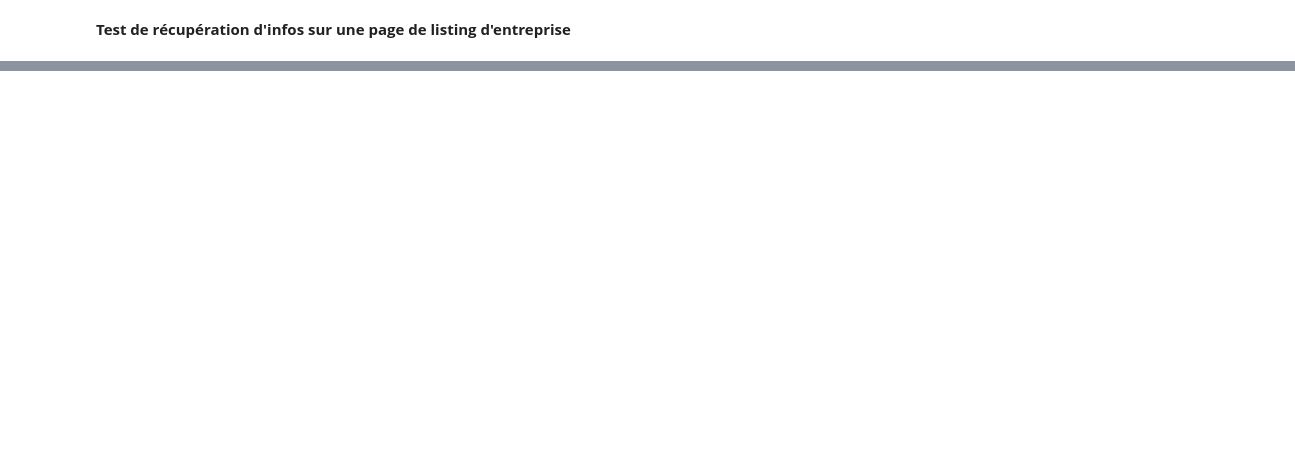
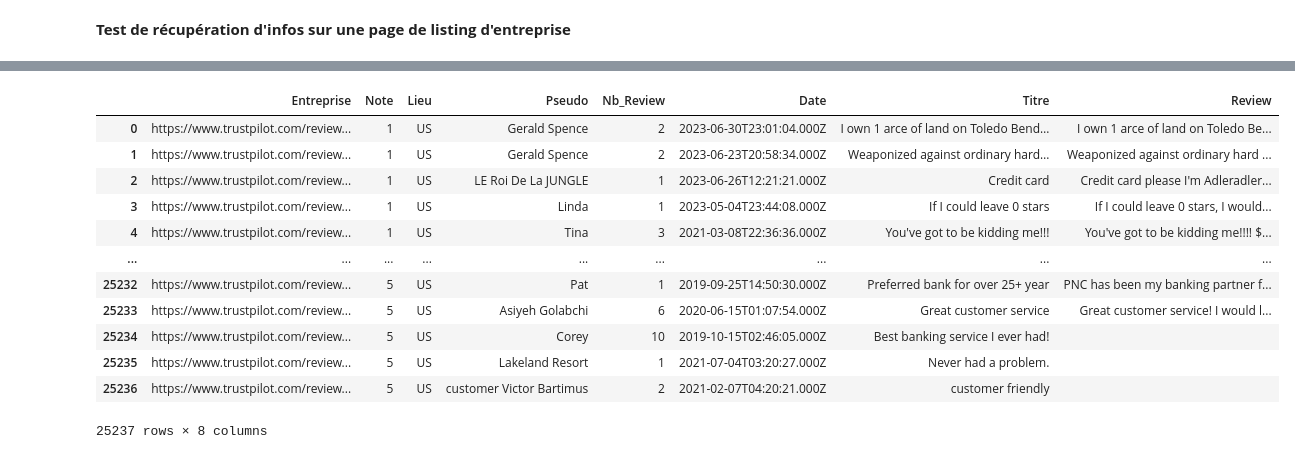
Before and after one commit to MSAISSI/SupplyChain, a Jupyter notebook: Webscrap_Trustpilot.ipynb, the cells around one changed output, grey strips where cells are left out. Cells and saved outputs as stored; diff of their text form; code cells hidden in the pictures; blank space fills up the shorter version.

Commit message:
Ajout scraping pour une catégorie entière.
Limitation du nombre de page sinon le site nous interdit l'accès.

```diff
--- a/Webscrap_Trustpilot.ipynb
+++ b/Webscrap_Trustpilot.ipynb
@@ -184,0 +276,7 @@ df_page_review
+# %%
+societes = []
+for url_entreprise in urls_entreprises :
+  societe = url_entreprise.get('href')
+  societes.append(societe)
+
+societes
@@ -184,0 +310,18 @@ df_page_review
+# %%
+def recup_urls (url_categorie):
+  societes = []
+  nombre_page_url = nb_pages(url_categorie, 0)
+  for i in range (1,nombre_page_url+1) :
+    if i == 1 :
+      url_page = url_categorie
+    else :
+      url_page = url_categorie +'?page='+str(i)
+    print(url_page)
+    response_bank = requests.get(url_page)
+    soup_bank = BeautifulSoup(response_bank.text, 'html.parser')
+    urls_entreprises = soup_bank.find_all('a',attrs = {'name':"business-unit-card"})
+    for url in urls_entreprises :
+      societe = url.get('href')
+      societes.append(societe)
+    time.sleep(3)
+  return societes
@@ -184,0 +361,14 @@ df_page_review
+# %%
+def recup_review_cat (url_categorie) :
+  urls_cat = recup_urls(url_categorie)
+  print(urls_cat)
+  recup_cat = pd.DataFrame(columns=["Entreprise","Note","Lieu", "Pseudo", "Nb_Review","Date","Titre","Review"])
+  for url_entreprise in urls_cat :
+    url_total_entreprise = "https://www.trustpilot.com"+url_entreprise
+    print(url_total_entreprise)
+    recup_cat_concat = pd.concat([recup_cat,recup_review(url_total_entreprise)])
+    recup_cat = recup_cat_concat
+  recup_cat.reset_index(drop=True, inplace=True)
+  return recup_cat
+# %%
+df_bank = recup_review_cat(url_bank)
@@ -184,0 +393,16 @@ df_page_review
+# %%
+df_bank
+# %% [output]
+|  | Entreprise | Note | Lieu | Pseudo | Nb_Review | Date | Titre | Review |
+| 0 | https://www.trustpilot.com/review... | 1 | US | Gerald Spence | 2 | 2023-06-30T23:01:04.000Z | I own 1 arce of land on Toledo Bend… | I own 1 arce of land on Toledo Be... |
+| 1 | https://www.trustpilot.com/review... | 1 | US | Gerald Spence | 2 | 2023-06-23T20:58:34.000Z | Weaponized against ordinary hard… | Weaponized against ordinary hard ... |
+| 2 | https://www.trustpilot.com/review... | 1 | US | LE Roi De La JUNGLE | 1 | 2023-06-26T12:21:21.000Z | Credit card | Credit card please I'm Adleradler... |
+| 3 | https://www.trustpilot.com/review... | 1 | US | Linda | 1 | 2023-05-04T23:44:08.000Z | If I could leave 0 stars | If I could leave 0 stars, I would... |
+| 4 | https://www.trustpilot.com/review... | 1 | US | Tina | 3 | 2021-03-08T22:36:36.000Z | You've got to be kidding me!!! | You've got to be kidding me!!!! $... |
+| ... | ... | ... | ... | ... | ... | ... | ... | ... |
+| 25232 | https://www.trustpilot.com/review... | 5 | US | Pat | 1 | 2019-09-25T14:50:30.000Z | Preferred bank for over 25+ year | PNC has been my banking partner f... |
+| 25233 | https://www.trustpilot.com/review... | 5 | US | Asiyeh Golabchi | 6 | 2020-06-15T01:07:54.000Z | Great customer service | Great customer service! I would l... |
+| 25234 | https://www.trustpilot.com/review... | 5 | US | Corey | 10 | 2019-10-15T02:46:05.000Z | Best banking service I ever had! |  |
+| 25235 | https://www.trustpilot.com/review... | 5 | US | Lakeland Resort | 1 | 2021-07-04T03:20:27.000Z | Never had a problem. |  |
+| 25236 | https://www.trustpilot.com/review... | 5 | US | customer Victor Bartimus | 2 | 2021-02-07T04:20:21.000Z | customer friendly |  |
+25237 rows × 8 columns
```
Also changed, not shown: parts of 14 cells of this notebook.
